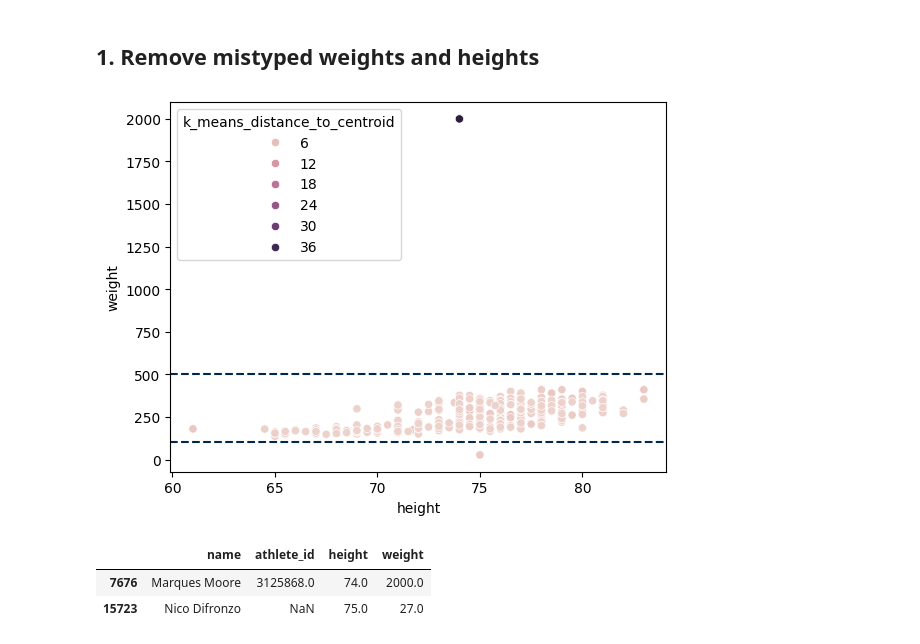
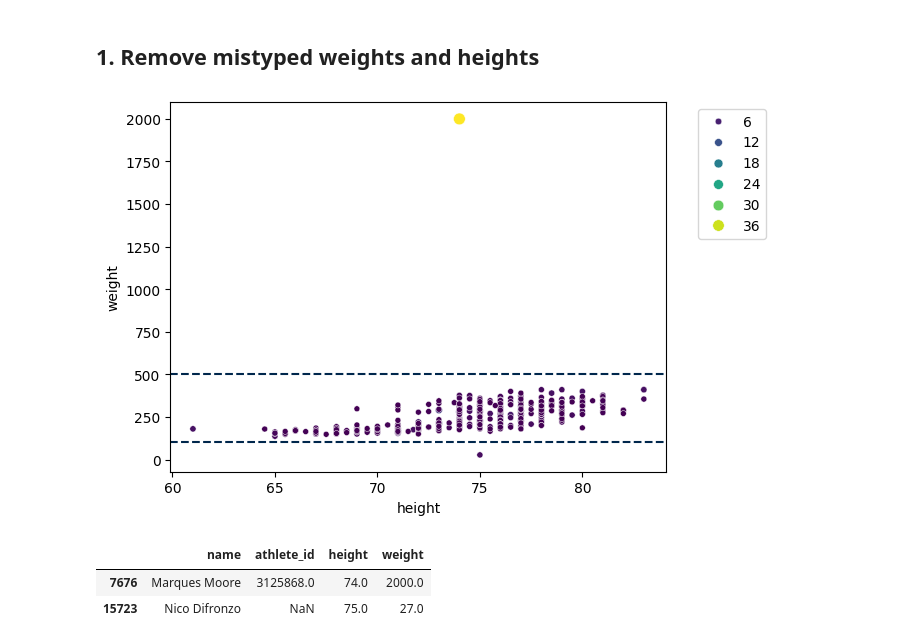
Before and after one commit to chrismca13/CFB_draft_propensity, a Jupyter notebook: notebooks/4_anomoly_detection_KMeans.ipynb, the cells around one changed output. Drawn from its saved outputs; the diff is of its cells as text; code cells hidden in the pictures.

Commit message:
Update visuals

```diff
--- a/notebooks/4_anomoly_detection_KMeans.ipynb
+++ b/notebooks/4_anomoly_detection_KMeans.ipynb
@@ -247,13 +251,13 @@ def remove_value(anomoly_df,remove_df , indices=[], reason=None):
 # %% [markdown]
 ## 1. Remove mistyped weights and heights
 # %%
-sns.scatterplot(data=anomoly_df, x='height', y='weight', hue='k_means_distance_to_centroid')
+sns.scatterplot(data=anomoly_df, x='height', y='weight', hue='k_means_distance_to_centroid', size='k_means_distance_to_centroid', palette='viridis')
 plt.axhline(y=100, color=theme_color_names['blue'], linestyle='--')
 plt.axhline(y=500, color=theme_color_names['blue'], linestyle='--')
-
+plt.legend(bbox_to_anchor=(1.05, 1), loc='upper left')
 plt.show()
 # %% [output]
-[figure, old version]
+[figure, new version]
 # %%
 # These are probably mistyped datapoints
 anomoly_df[(anomoly_df['weight'] < 100 ) | (anomoly_df['weight']>1000)][['name','athlete_id','height', 'weight']].head()
```
Also changed, not shown: parts of 5 cells of this notebook.
